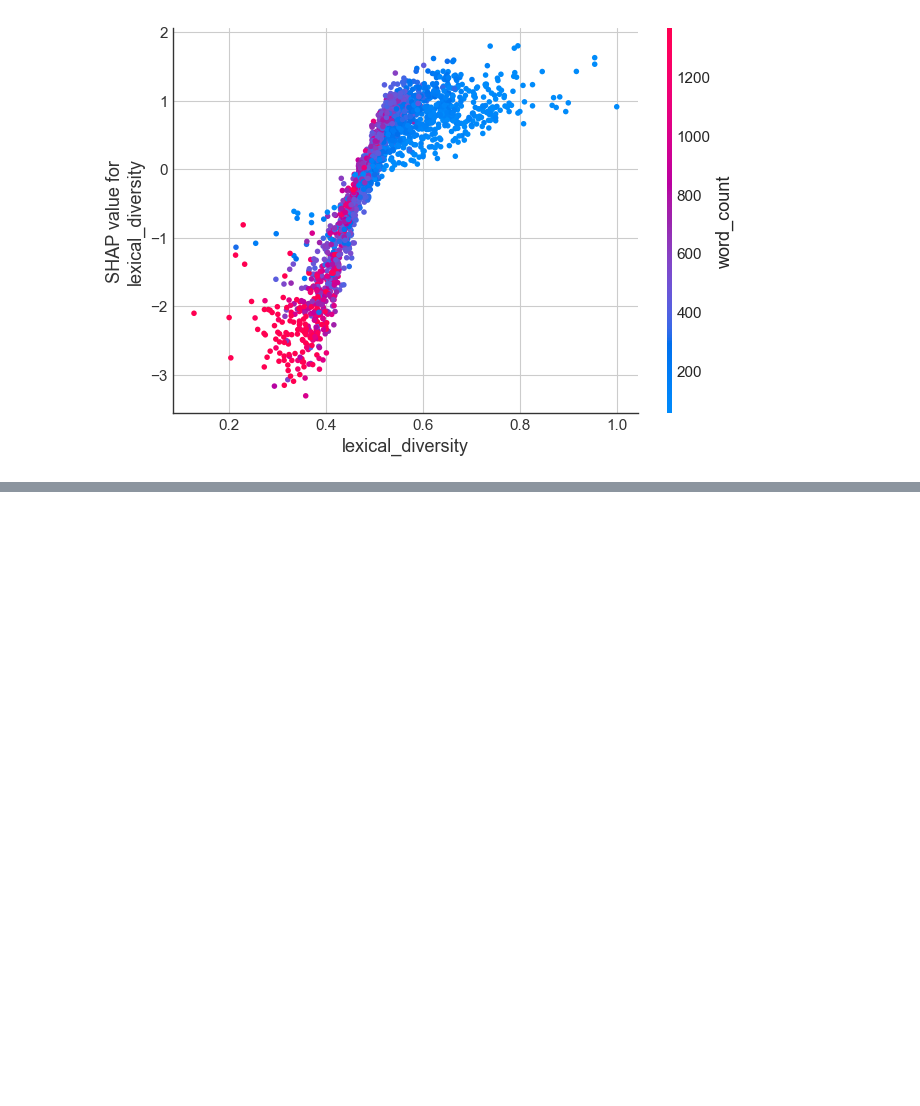
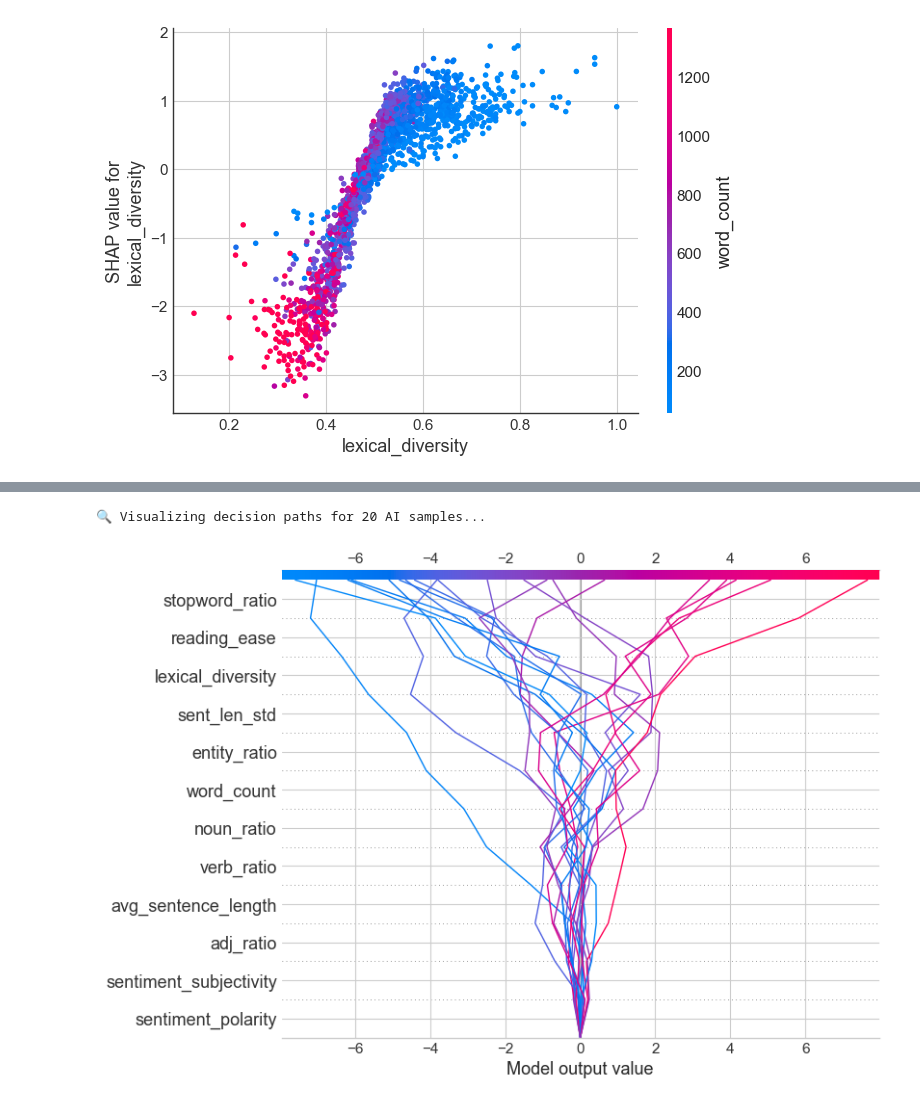
Before and after one commit to laxhoni/Visual-Analytics, a Jupyter notebook: notebooks/4_model_training.ipynb, the cells around one changed output, grey strips where cells are left out. Drawn from its saved outputs; the diff is of its cells as text; code cells hidden in the pictures; blank space fills up the shorter version.

```diff
--- a/notebooks/4_model_training.ipynb
+++ b/notebooks/4_model_training.ipynb
@@ -233,0 +287,7 @@ for feat in top_3_features:
+# %%
+# Decision Plot for the first 20 AI samples
+print("🔍 Visualizing decision paths for 20 AI samples...")
+shap.decision_plot(explainer.expected_value, shap_values.values[:20], X_test.iloc[:20])
+# %% [output]
+🔍 Visualizing decision paths for 20 AI samples...
+[figure, added]
```
Also changed, not shown: parts of 9 cells of this notebook.
